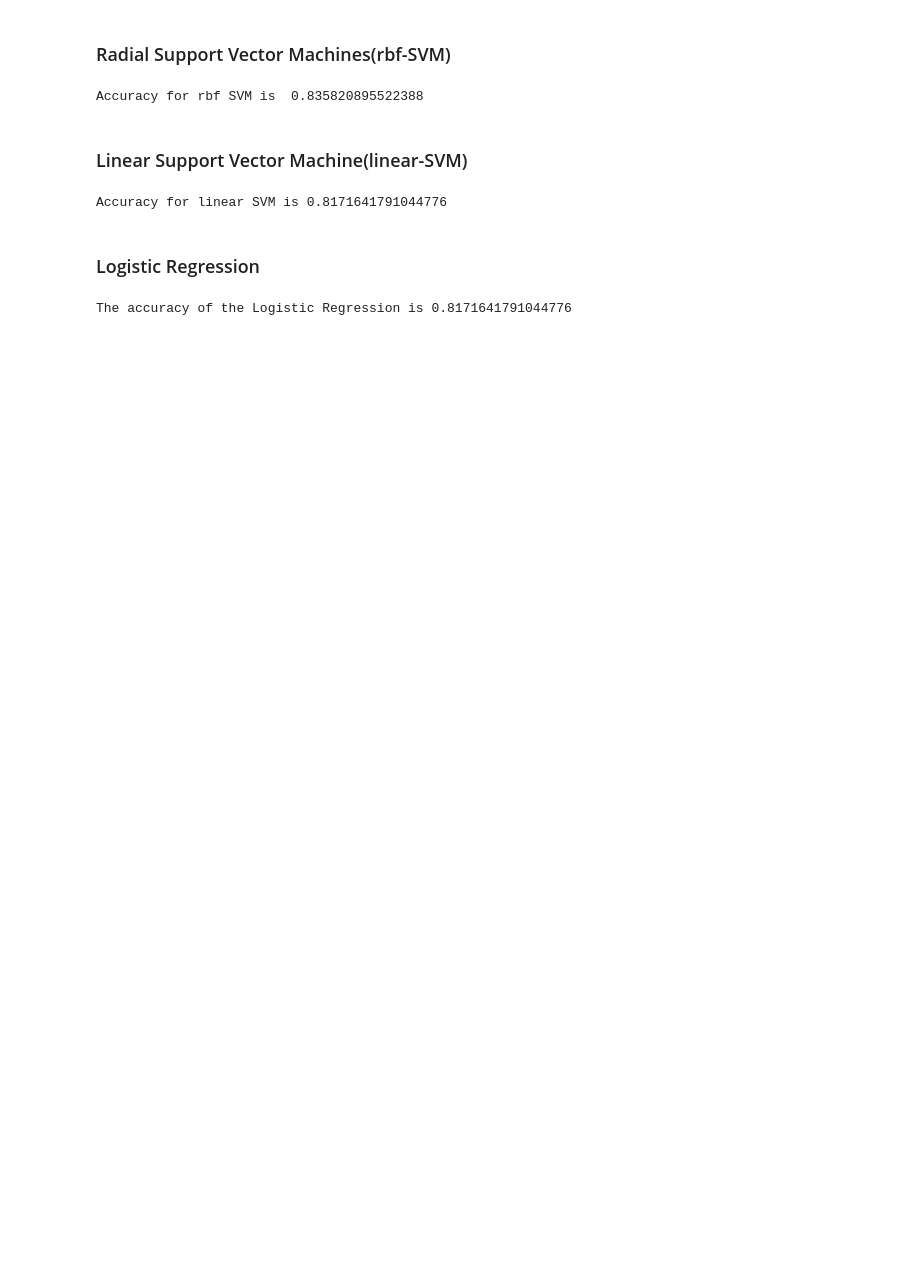
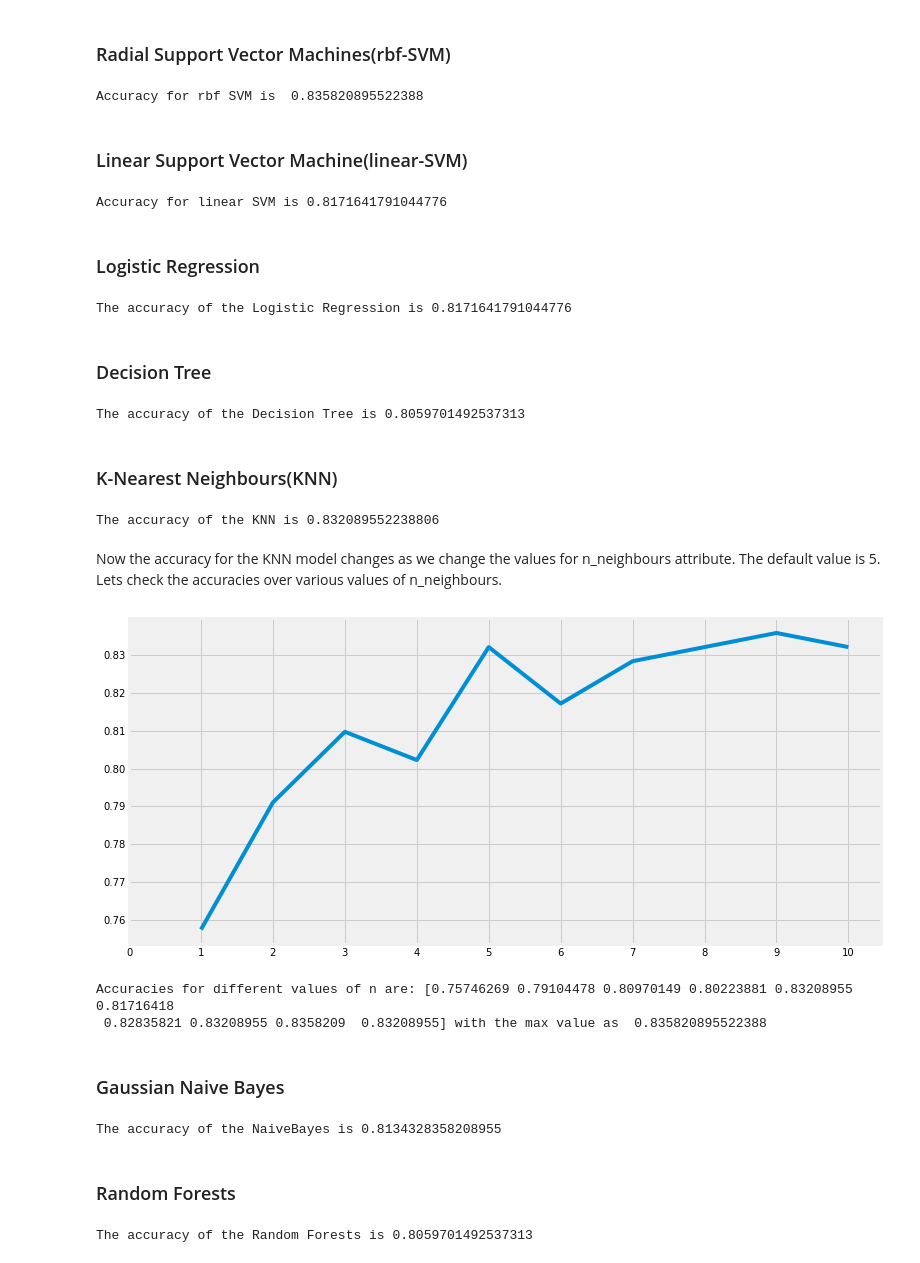
Before and after one commit to musainiramlee/Kaggle, a Jupyter notebook: Titanic Challenge.ipynb, the cells around one changed output. Saved outputs shown, nothing was run; the diff lists cells and outputs as text; code cells hidden in the pictures; blank space fills up the shorter version.

Commit message:
Predictive Modelling completed

```diff
--- a/Titanic Challenge.ipynb
+++ b/Titanic Challenge.ipynb
@@ -679,3 +679,60 @@ prediction3=model.predict(test_X)
 print('The accuracy of the Logistic Regression is',metrics.accuracy_score(prediction3,test_Y))
 # %% [output]
 The accuracy of the Logistic Regression is 0.8171641791044776
+# %% [markdown]
+### Decision Tree
+# %%
+model=DecisionTreeClassifier()
+model.fit(train_X,train_Y)
+prediction4=model.predict(test_X)
+print('The accuracy of the Decision Tree is',metrics.accuracy_score(prediction4,test_Y))
+# %% [output]
+The accuracy of the Decision Tree is 0.8059701492537313
+# %% [markdown]
+### K-Nearest Neighbours(KNN)
+# %%
+model=KNeighborsClassifier()
+model.fit(train_X,train_Y)
+prediction5=model.predict(test_X)
+print('The accuracy of the KNN is',metrics.accuracy_score(prediction5,test_Y))
+# %% [output]
+The accuracy of the KNN is 0.832089552238806
+# %% [markdown]
+Now the accuracy for the KNN model changes as we change the values for n_neighbours attribute. The default value is 5. Lets check the accuracies over various values of n_neighbours.
+# %%
+a_index=list(range(1,11))
+a=pd.Series()
+x=[0,1,2,3,4,5,6,7,8,9,10]
+for i in list(range(1,11)):
+    model=KNeighborsClassifier(n_neighbors=i)
+    model.fit(train_X,train_Y)
+    prediction=model.predict(test_X)
+    a=a.append(pd.Series(metrics.accuracy_score(prediction,test_Y)))
+plt.plot(a_index, a)
+plt.xticks(x)
+fig=plt.gcf()
+fig.set_size_inches(12,6)
+plt.show()
+print('Accuracies for different values of n are:',a.values,'with the max value as ',a.values.max())
+# %% [output]
+[figure, added]
+Accuracies for different values of n are: [0.75746269 0.79104478 0.80970149 0.80223881 0.83208955 0.81716418
+ 0.82835821 0.83208955 0.8358209  0.83208955] with the max value as  0.835820895522388
+# %% [markdown]
+### Gaussian Naive Bayes
+# %%
+model=GaussianNB()
+model.fit(train_X,train_Y)
+prediction6=model.predict(test_X)
+print('The accuracy of the NaiveBayes is',metrics.accuracy_score(prediction6,test_Y))
+# %% [output]
+The accuracy of the NaiveBayes is 0.8134328358208955
+# %% [markdown]
+### Random Forests
+# %%
+model=RandomForestClassifier(n_estimators=100)
+model.fit(train_X,train_Y)
+prediction7=model.predict(test_X)
+print('The accuracy of the Random Forests is',metrics.accuracy_score(prediction7,test_Y))
+# %% [output]
+The accuracy of the Random Forests is 0.8059701492537313
```
Also changed, not shown: parts of 1 cell of this notebook.
